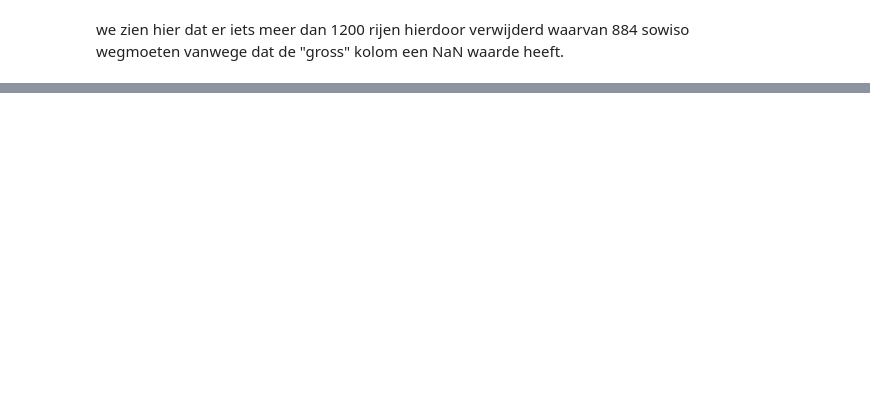
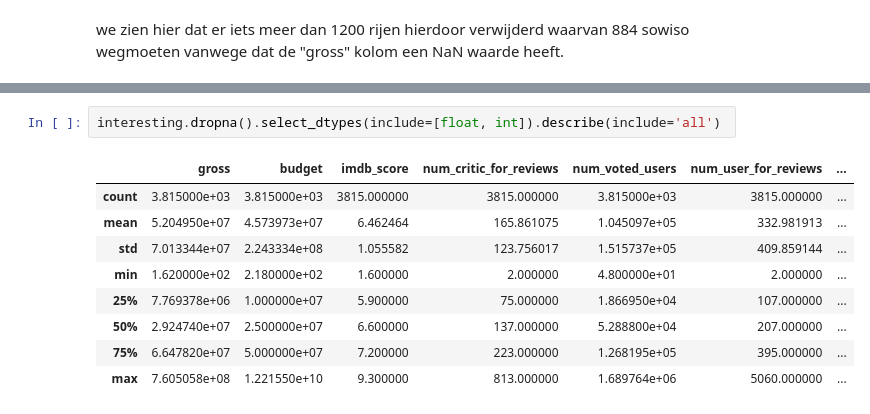
Before and after one commit to koentjj/CMmovies, a Jupyter notebook: movieAnalysis.ipynb, the cells around one changed output, grey strips where cells are left out. Saved outputs shown, nothing was run; the diff lists cells and outputs as text; blank space fills up the shorter version.

Commit message:
analysis into budget and gross

```diff
--- a/movieAnalysis.ipynb
+++ b/movieAnalysis.ipynb
@@ -181,3 +151,15 @@ object
 
 country:
 object
+# %%
+interesting.dropna().select_dtypes(include=[float, int]).describe(include='all')
+# %% [output]
+|  | gross | budget | imdb_score | num_critic_for_reviews | num_voted_users | num_user_for_reviews | ... |
+| count | 3.815000e+03 | 3.815000e+03 | 3815.000000 | 3815.000000 | 3.815000e+03 | 3815.000000 | ... |
+| mean | 5.204950e+07 | 4.573973e+07 | 6.462464 | 165.861075 | 1.045097e+05 | 332.981913 | ... |
+| std | 7.013344e+07 | 2.243334e+08 | 1.055582 | 123.756017 | 1.515737e+05 | 409.859144 | ... |
+| min | 1.620000e+02 | 2.180000e+02 | 1.600000 | 2.000000 | 4.800000e+01 | 2.000000 | ... |
+| 25% | 7.769378e+06 | 1.000000e+07 | 5.900000 | 75.000000 | 1.866950e+04 | 107.000000 | ... |
+| 50% | 2.924740e+07 | 2.500000e+07 | 6.600000 | 137.000000 | 5.288800e+04 | 207.000000 | ... |
+| 75% | 6.647820e+07 | 5.000000e+07 | 7.200000 | 223.000000 | 1.268195e+05 | 395.000000 | ... |
+| max | 7.605058e+08 | 1.221550e+10 | 9.300000 | 813.000000 | 1.689764e+06 | 5060.000000 | ... |
```
Also changed, not shown: parts of 11 cells of this notebook.
